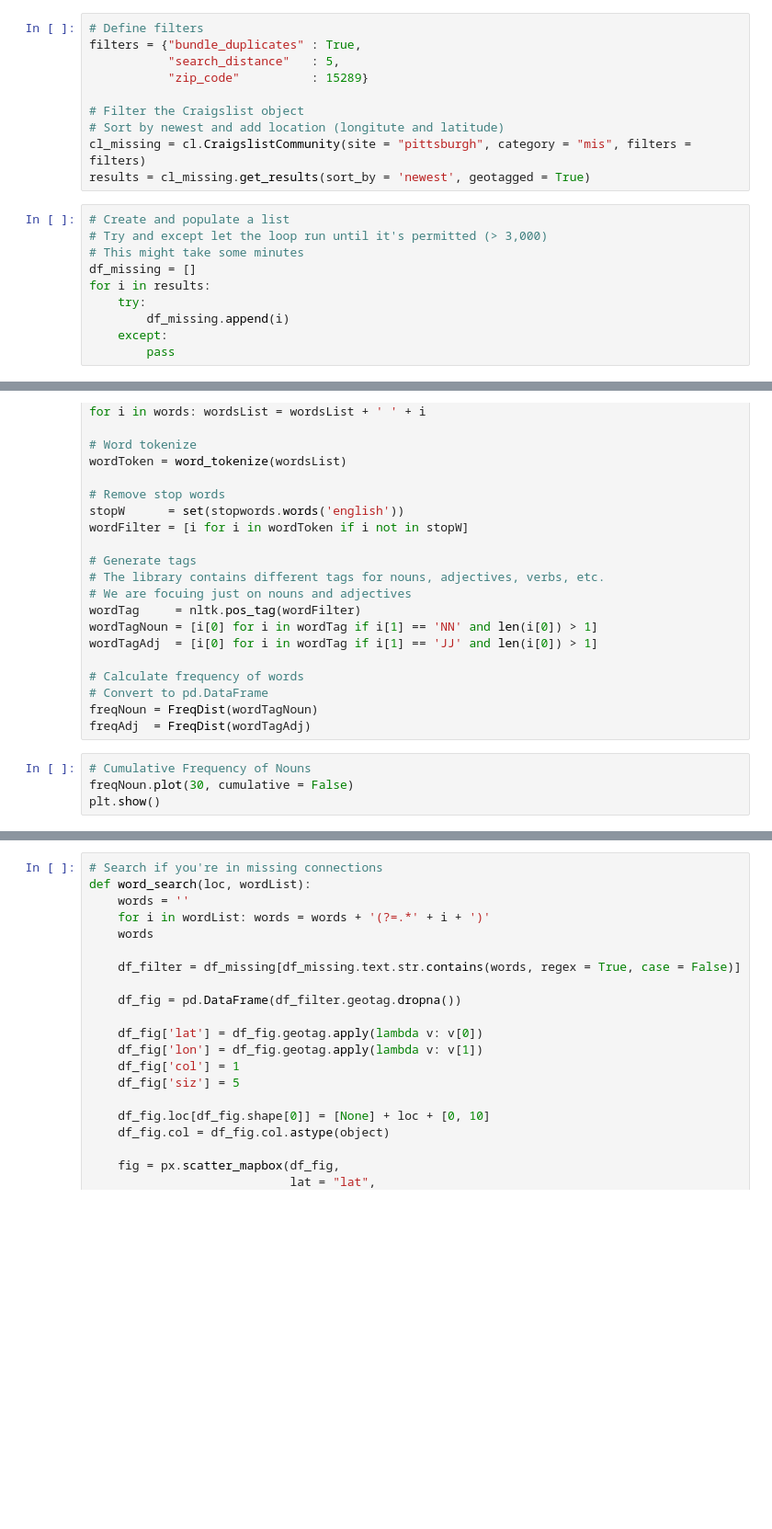
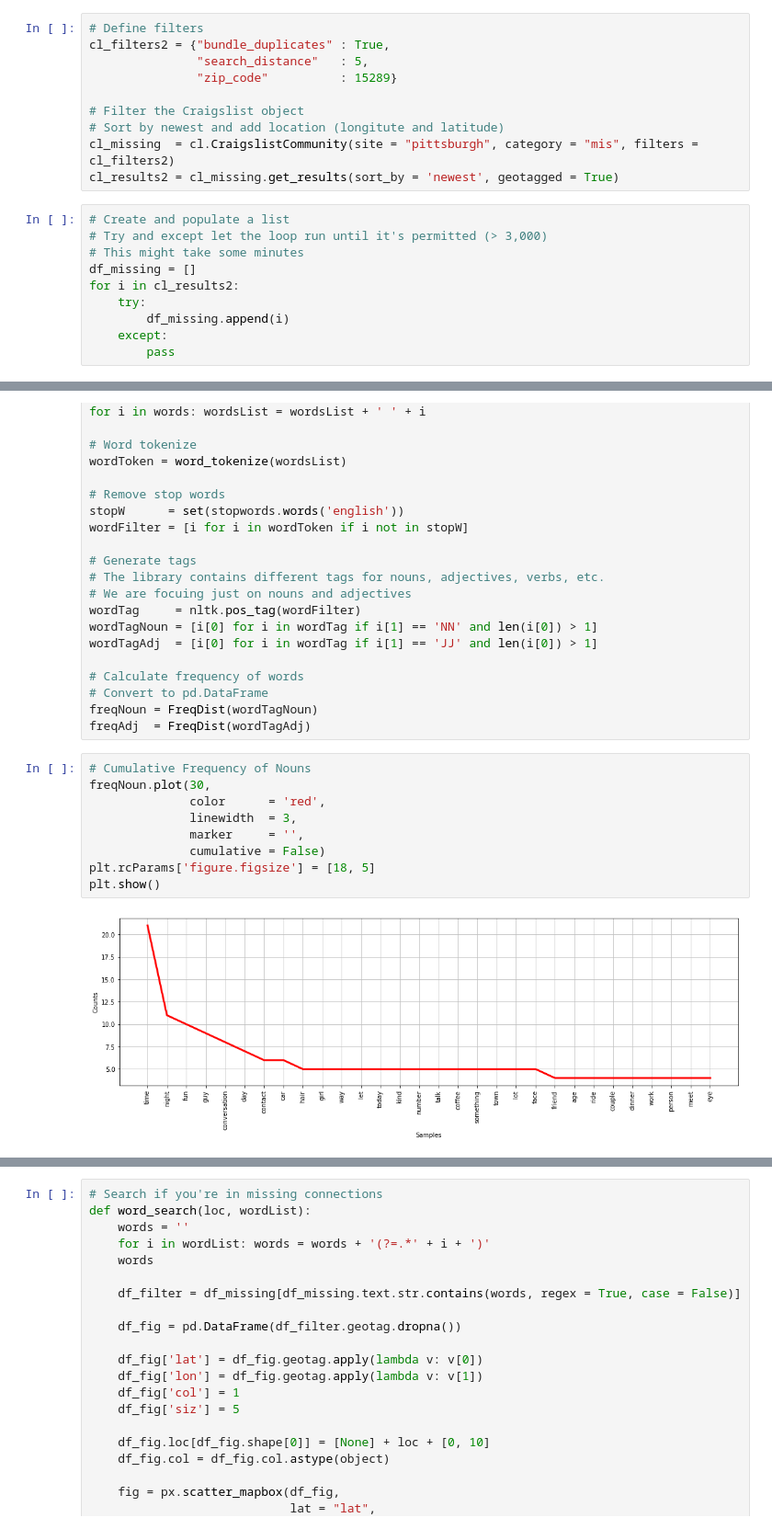
Before and after one commit to lgoyenec/craigslist_tutorial, a Jupyter notebook: tutorial-lgoyenec.ipynb, the cells around one changed output, grey strips where cells are left out. Shown: that part at 92% size. Cells and saved outputs as stored; diff of their text form; blank space fills up the shorter version.

```diff
--- a/tutorial-lgoyenec.ipynb
+++ b/tutorial-lgoyenec.ipynb
@@ -351,19 +432,19 @@ cl.CraigslistCommunity.show_filters()
 # %%
 # Define filters
-filters = {"bundle_duplicates" : True,
-           "search_distance"   : 5,
-           "zip_code"          : 15289}
+cl_filters2 = {"bundle_duplicates" : True,
+               "search_distance"   : 5,
+               "zip_code"          : 15289}
 
 # Filter the Craigslist object
 # Sort by newest and add location (longitute and latitude)
-cl_missing = cl.CraigslistCommunity(site = "pittsburgh", category = "mis", filters = filters)
-results = cl_missing.get_results(sort_by = 'newest', geotagged = True)
+cl_missing  = cl.CraigslistCommunity(site = "pittsburgh", category = "mis", filters = cl_filters2)
+cl_results2 = cl_missing.get_results(sort_by = 'newest', geotagged = True)
 # %%
 # Create and populate a list
 # Try and except let the loop run until it's permitted (> 3,000)
 # This might take some minutes
 df_missing = []
-for i in results:
+for i in cl_results2:
     try:
         df_missing.append(i)
     except:
@@ -428,7 +516,14 @@ freqNoun = FreqDist(wordTagNoun)
 freqAdj  = FreqDist(wordTagAdj)
 # %%
 # Cumulative Frequency of Nouns
-freqNoun.plot(30, cumulative = False)
+freqNoun.plot(30,
+              color      = 'red',
+              linewidth  = 3,
+              marker     = '',
+              cumulative = False)
+plt.rcParams['figure.figsize'] = [18, 5]
 plt.show()
+# %% [output]
+[figure, added]
 # %%
 # Cumulative Frequency of Adjectives
```
Also changed, not shown: parts of 28 cells of this notebook.
